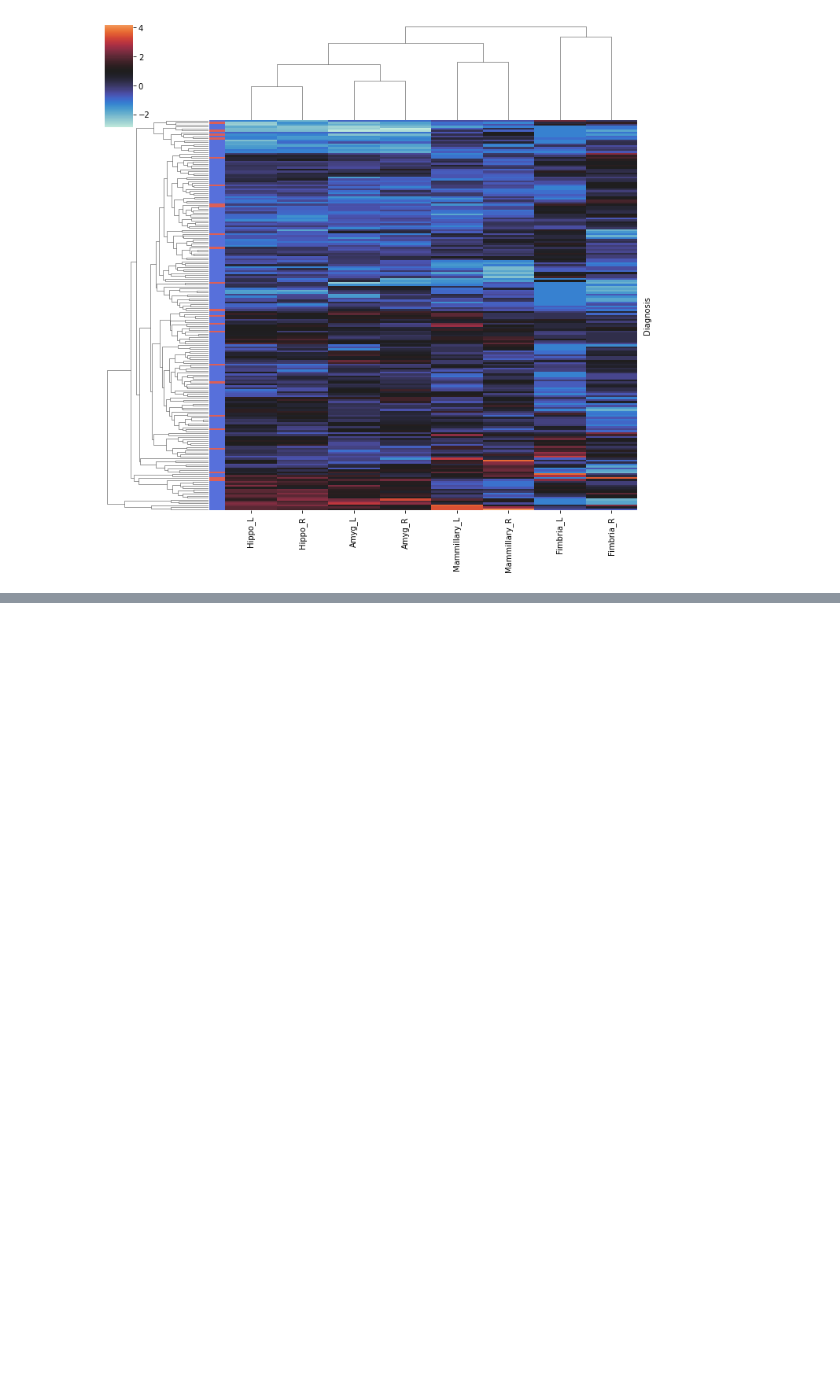
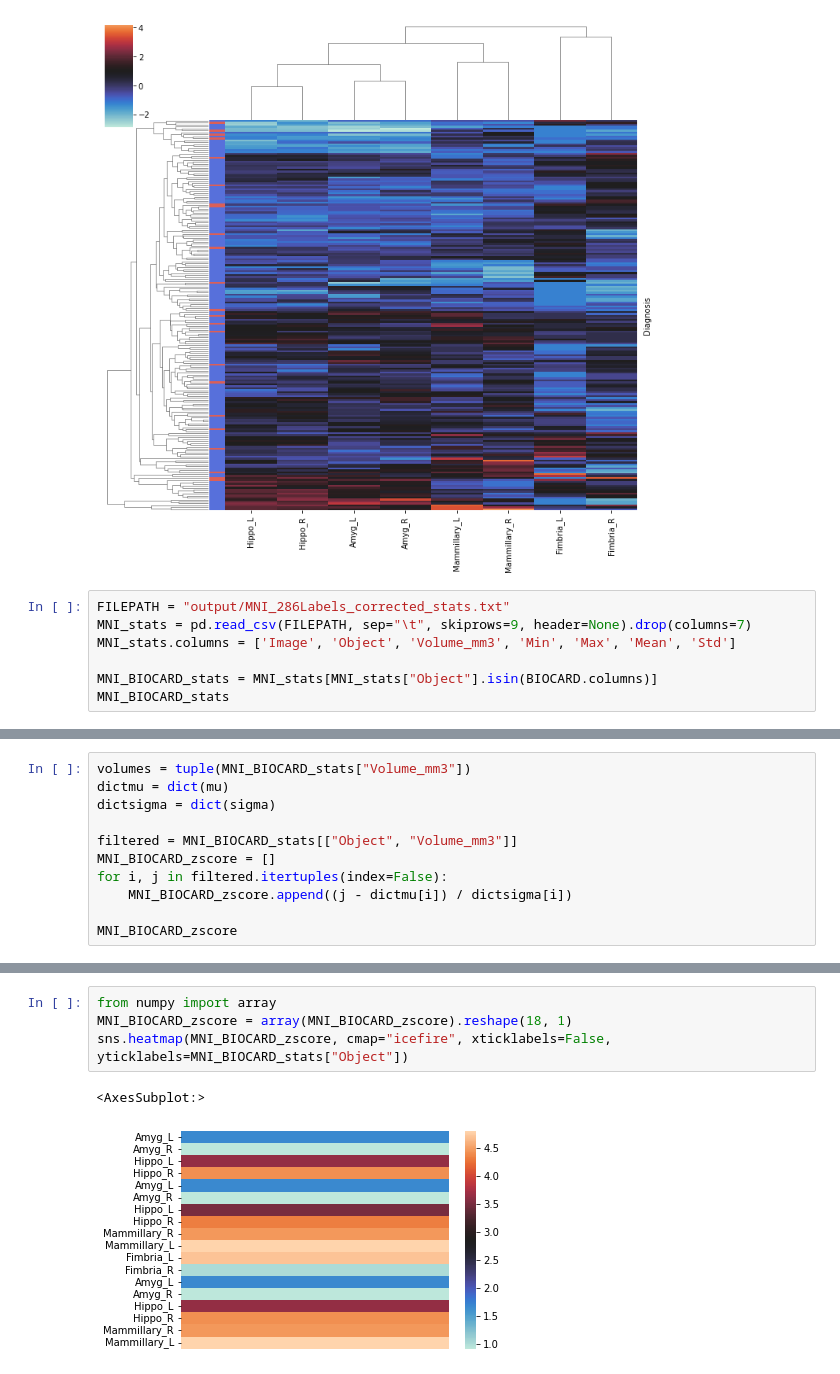
Before and after one commit to vivek-booshan/CompMed, a Jupyter notebook: analysis.ipynb, the cells around one changed output, grey strips where cells are left out. Cells and saved outputs as stored; diff of their text form; blank space fills up the shorter version.

Commit message:
add zscore for individual patient from MRI CLOUD output data

```diff
--- a/analysis.ipynb
+++ b/analysis.ipynb
@@ -92,3 +92,10 @@ cluster = sns.clustermap(
 )
 # %% [output]
 [figure]
+# %%
+FILEPATH = "output/MNI_286Labels_corrected_stats.txt"
+MNI_stats = pd.read_csv(FILEPATH, sep="\t", skiprows=9, header=None).drop(columns=7)
+MNI_stats.columns = ['Image', 'Object', 'Volume_mm3', 'Min', 'Max', 'Mean', 'Std']
+
+MNI_BIOCARD_stats = MNI_stats[MNI_stats["Object"].isin(BIOCARD.columns)]
+MNI_BIOCARD_stats
@@ -94,0 +120,11 @@ cluster = sns.clustermap(
+# %%
+volumes = tuple(MNI_BIOCARD_stats["Volume_mm3"])
+dictmu = dict(mu)
+dictsigma = dict(sigma)
+
+filtered = MNI_BIOCARD_stats[["Object", "Volume_mm3"]]
+MNI_BIOCARD_zscore = []
+for i, j in filtered.itertuples(index=False):
+    MNI_BIOCARD_zscore.append((j - dictmu[i]) / dictsigma[i])
+
+MNI_BIOCARD_zscore
@@ -94,0 +150,7 @@ cluster = sns.clustermap(
+# %%
+from numpy import array
+MNI_BIOCARD_zscore = array(MNI_BIOCARD_zscore).reshape(18, 1)
+sns.heatmap(MNI_BIOCARD_zscore, cmap="icefire", xticklabels=False, yticklabels=MNI_BIOCARD_stats["Object"])
+# %% [output]
+<AxesSubplot:>
+[figure, added]
```
Also changed, not shown: parts of 2 cells of this notebook, 1 other file.
